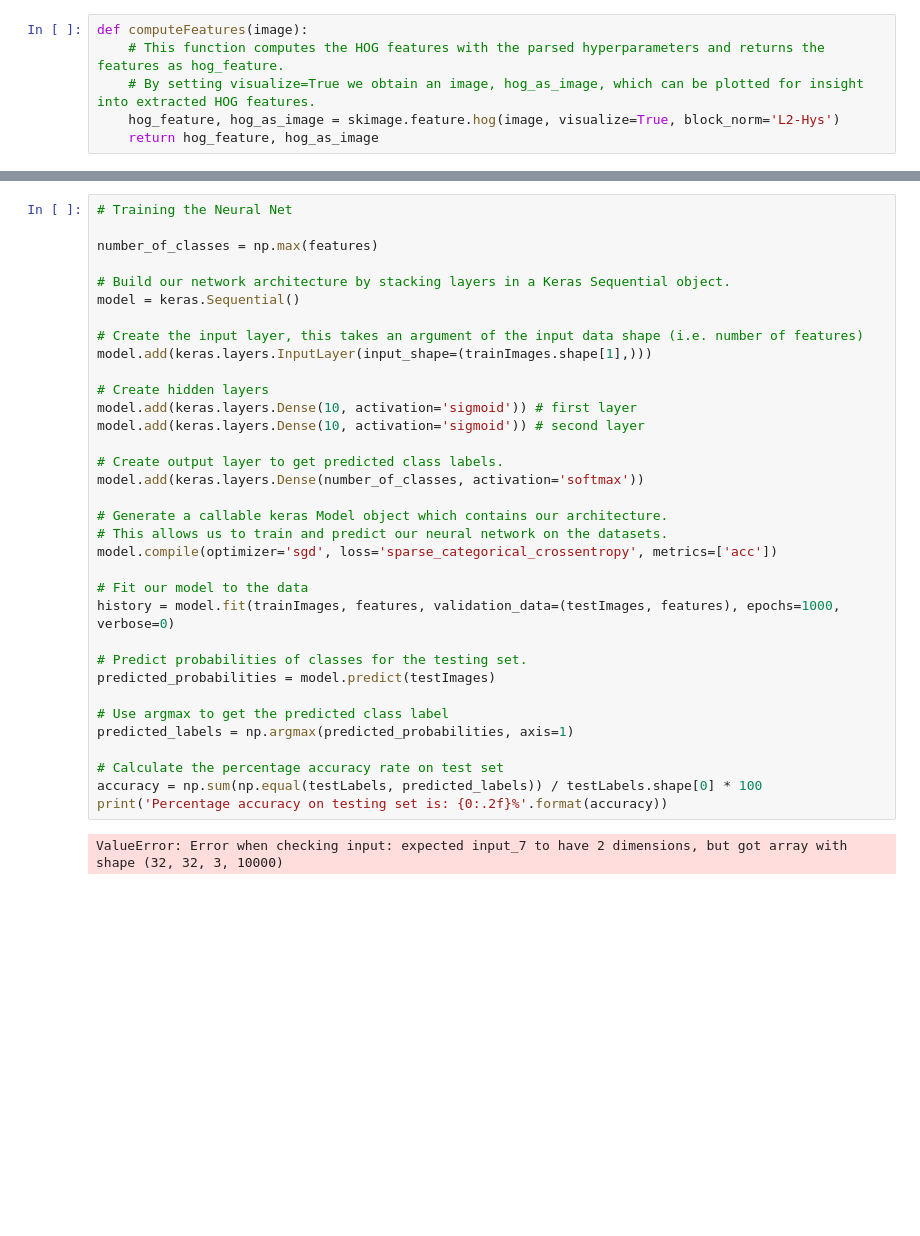
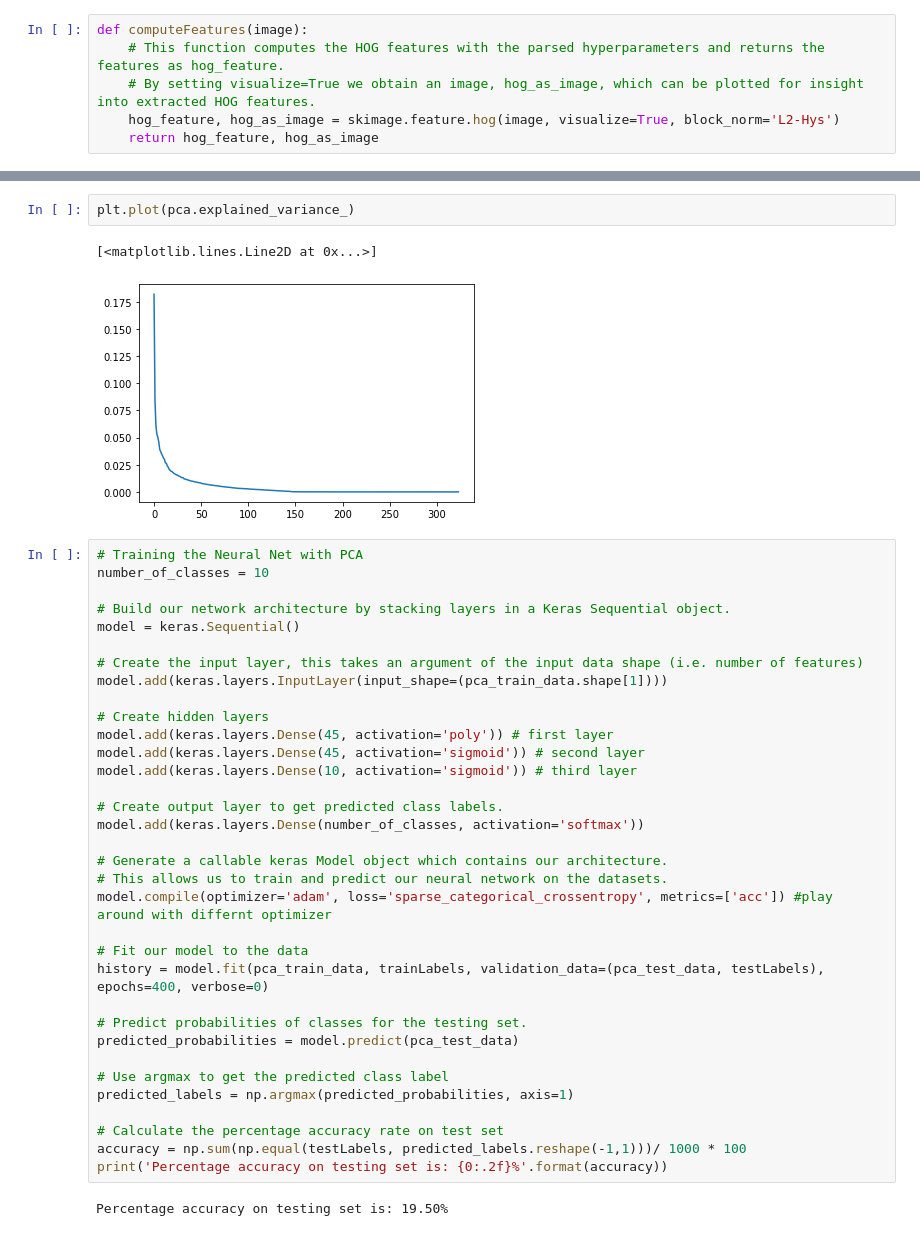
Before and after one commit to codingWithAndy/CSCM45-Big_Data_and_Machine_Learning, a Jupyter notebook: Assignment/Assignment 2.ipynb, the cells around one changed output, grey strips where cells are left out. Drawn from its saved outputs; the diff is of its cells as text; blank space fills up the shorter version.

```diff
--- a/Assignment/Assignment 2.ipynb
+++ b/Assignment/Assignment 2.ipynb
@@ -108,36 +120,41 @@ for i in range(9):
+# %%
+plt.plot(pca.explained_variance_)
+# %% [output]
+[<matplotlib.lines.Line2D at 0x...>]
+[figure, added]
 # %%
-# Training the Neural Net
-
-number_of_classes = np.max(features)
+# Training the Neural Net with PCA
+number_of_classes = 10
 
 # Build our network architecture by stacking layers in a Keras Sequential object.
 model = keras.Sequential()
 
 # Create the input layer, this takes an argument of the input data shape (i.e. number of features)
-model.add(keras.layers.InputLayer(input_shape=(trainImages.shape[1],)))
+model.add(keras.layers.InputLayer(input_shape=(pca_train_data.shape[1])))
 
 # Create hidden layers
-model.add(keras.layers.Dense(10, activation='sigmoid')) # first layer
-model.add(keras.layers.Dense(10, activation='sigmoid')) # second layer
+model.add(keras.layers.Dense(45, activation='poly')) # first layer
+model.add(keras.layers.Dense(45, activation='sigmoid')) # second layer
+model.add(keras.layers.Dense(10, activation='sigmoid')) # third layer
 
 # Create output layer to get predicted class labels.
 model.add(keras.layers.Dense(number_of_classes, activation='softmax'))
 
 # Generate a callable keras Model object which contains our architecture.
 # This allows us to train and predict our neural network on the datasets.
-model.compile(optimizer='sgd', loss='sparse_categorical_crossentropy', metrics=['acc'])
+model.compile(optimizer='adam', loss='sparse_categorical_crossentropy', metrics=['acc']) #play around with differnt optimizer
 
 # Fit our model to the data
-history = model.fit(trainImages, features, validation_data=(testImages, features), epochs=1000, verbose=0)
+history = model.fit(pca_train_data, trainLabels, validation_data=(pca_test_data, testLabels), epochs=400, verbose=0)
 
 # Predict probabilities of classes for the testing set.
-predicted_probabilities = model.predict(testImages)
+predicted_probabilities = model.predict(pca_test_data)
 
 # Use argmax to get the predicted class label
 predicted_labels = np.argmax(predicted_probabilities, axis=1)
 
 # Calculate the percentage accuracy rate on test set
-accuracy = np.sum(np.equal(testLabels, predicted_labels)) / testLabels.shape[0] * 100
+accuracy = np.sum(np.equal(testLabels, predicted_labels.reshape(-1,1)))/ 1000 * 100
 print('Percentage accuracy on testing set is: {0:.2f}%'.format(accuracy))
 # %% [output]
-ValueError: Error when checking input: expected input_7 to have 2 dimensions, but got array with shape (32, 32, 3, 10000)
+Percentage accuracy on testing set is: 19.50%
```
Also changed, not shown: parts of 11 cells of this notebook, 3 other files.
